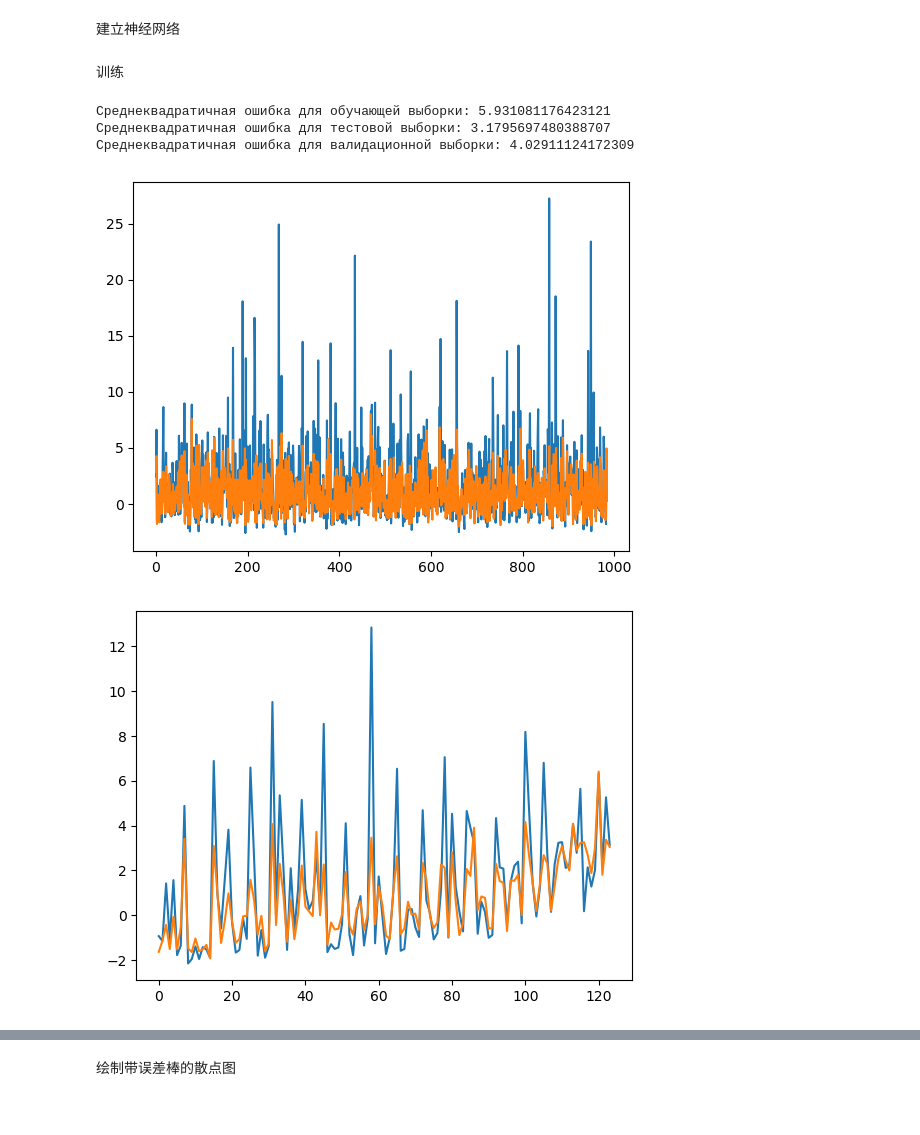
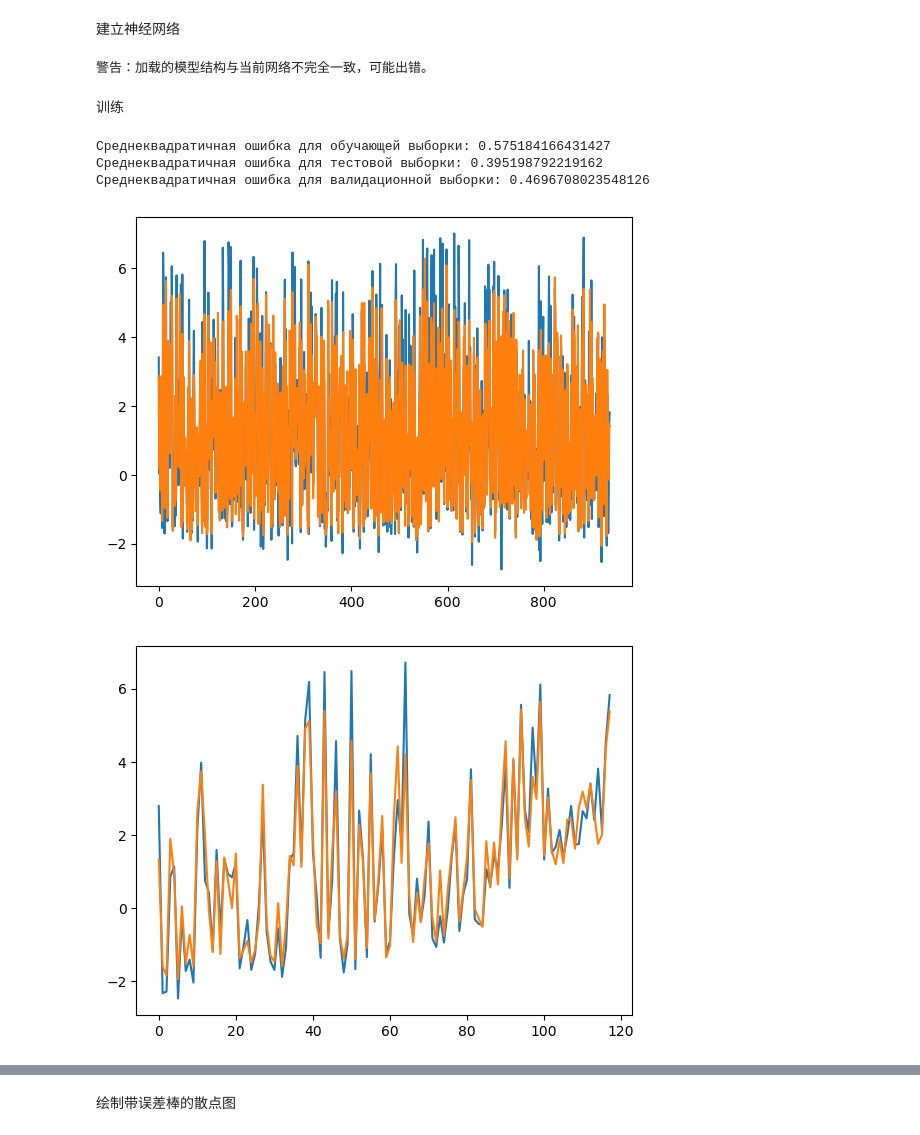
Before and after one commit to Heindrich-von-Skalitz/Prediction-of-Isotope-Half-life-Using-Neural-Networks, a Jupyter notebook: 使用机器学习预测同位素β衰变半衰期Torch/读取结果并绘制图像.ipynb, the cells around one changed output, grey strips where cells are left out. Saved outputs shown, nothing was run; the diff lists cells and outputs as text; code cells hidden in the pictures.

```diff
--- a/使用机器学习预测同位素β衰变半衰期Torch/读取结果并绘制图像.ipynb
+++ b/使用机器学习预测同位素β衰变半衰期Torch/读取结果并绘制图像.ipynb
@@ -7,12 +8,13 @@ import csv
 # %%
-def sigmoid(inpLst):
-    return 1/(1+np.exp(-inpLst))
-def ReLU(x_):
-    return x_ if x_ > 0 else 0
-def np_ReLU(x_):
-    return np.maximum(0,x_)
-def leaky_ReLU(x_, alpha=0.01):
-    return np.where(x_ > 0, x_, x_ * alpha)
-def softmax(x_):
-    return np.exp(x_ - np.max(x_, keepdims=True)) / np.sum(np.exp(x_ - np.max(x_, keepdims=True)), keepdims=True)
+def torch_sigmoid(x):
+    return torch.sigmoid(x)
+
+def torch_relu(x):
+    return torch.relu(x)
+
+def torch_leaky_relu(x, alpha=0.01):
+    return torch.nn.functional.leaky_relu(x, negative_slope=alpha)
+
+def torch_softmax(x):
+    return torch.softmax(x, dim=1)
 # %%
@@ -236,7 +124,9 @@ class neuralNet:#神经网络   最后一层必须是线性层
 train_df = pd.read_csv("train.csv")
 valid_df = pd.read_csv("validation.csv")
 test_df = pd.read_csv("test.csv")
-feature_cols = ["np","nn","delta","I", "betaMinusQ", "betaMinusQUncertainty", "halflife_log_sec_uncertainty"]
+#feature_cols = ["np","nn","delta","I", "betaMinusQ", "betaMinusQUncertainty", "halflife_log_sec_uncertainty"]
+#feature_cols = ["np", "nn", "delta", "I","betaMinusQ", "betaMinusQUncertainty", "halflife_log_sec_uncertainty","delta_J", "delta_parity"]
+feature_cols = ["np", "nn", "delta", "I","betaMinusQ", "betaMinusQUncertainty", "halflife_log_sec_uncertainty","J_i", "parity_i", "flag_i","J_f", "parity_f", "flag_f","delta_J", "delta_parity"]
 #feature_cols = ["np", "na", "betaMinusQ", "betaMinusQUncertainty"]
 target_cols = ["halflife_log_sec"]
 
@@ -278,6 +168,13 @@ max_vals = np.max(all_other, axis=0)
 trainX[:, other_cols_start:] /= max_vals
 validX[:, other_cols_start:] /= max_vals
 testX[:, other_cols_start:] /= max_vals
+
+trainX = torch.tensor(trainX, dtype=torch.float32)
+trainY = torch.tensor(trainY, dtype=torch.float32)
+validX = torch.tensor(validX, dtype=torch.float32)
+validY = torch.tensor(validY, dtype=torch.float32)
+testX  = torch.tensor(testX,  dtype=torch.float32)
+testY  = torch.tensor(testY,  dtype=torch.float32)
 # %% [markdown]
 建立神经网络
 # %%
@@ -290,33 +187,35 @@ opt = [NNeurons]
 types = ["linear","relu"]
 for i in range(NLayers-2):
     types.append("linear")
-    types.append("relu")
+    types.append("leakyrelu")
     inp.append(NNeurons)
     opt.append(NNeurons)
 types.append("linear")
 inp.append(NNeurons)
 opt.append(dim_Target)
-neural=neuralNet(types,inp,opt)
+neural=NeuralNet(types,inp,opt)
+neural.load()
+# %% [output]
+警告：加载的模型结构与当前网络不完全一致，可能出错。
 # %% [markdown]
 训练
 # %%
-neural.load()
 print(f"Среднеквадратичная ошибка для обучающей выборки: {neural.meanSquareError(trainX, trainY)}")
 print(f"Среднеквадратичная ошибка для тестовой выборки: {neural.meanSquareError(testX, testY)}")
 print(f"Среднеквадратичная ошибка для валидационной выборки: {neural.meanSquareError(validX, validY)}")
 
 plt.plot(trainY)
-plt.plot(neural.vowart(trainX))
+plt.plot(neural.forward(trainX).detach().numpy())
 plt.show()
 plt.plot(testY)
-plt.plot(neural.vowart(testX))
+plt.plot(neural.forward(testX).detach().numpy())
 plt.show()
 plt.plot(validY)
-plt.plot(neural.vowart(validX))
+plt.plot(neural.forward(validX).detach().numpy())
 plt.show()
 # %% [output]
-Среднеквадратичная ошибка для обучающей выборки: 5.931081176423121
-Среднеквадратичная ошибка для тестовой выборки: 3.1795697480388707
-Среднеквадратичная ошибка для валидационной выборки: 4.02911124172309
+Среднеквадратичная ошибка для обучающей выборки: 0.575184166431427
+Среднеквадратичная ошибка для тестовой выборки: 0.395198792219162
+Среднеквадратичная ошибка для валидационной выборки: 0.4696708023548126
-[figure, old version]
+[figure, new version]
-[figure, old version]
+[figure, new version]
```
Also changed, not shown: parts of 4 cells of this notebook, 15 other files.
